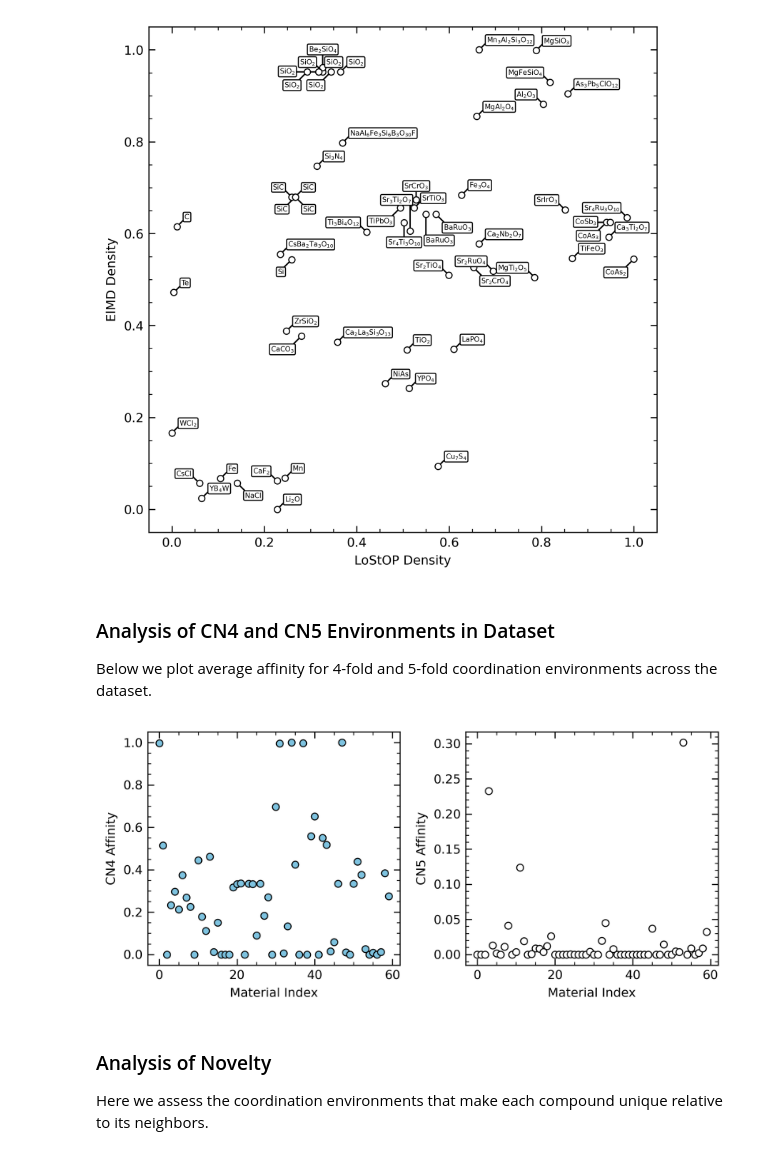
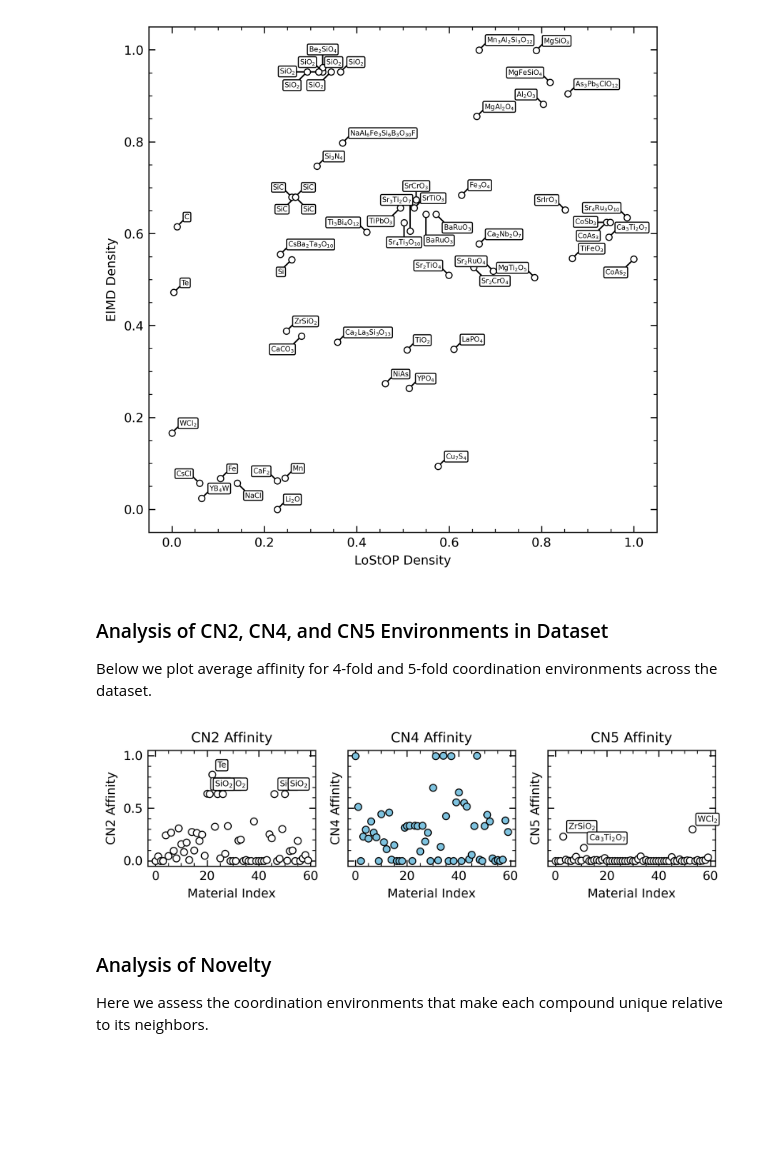
Before and after one commit to AndrewFalkowski/MINov, a Jupyter notebook: diverse_novelty.ipynb, the cells around one changed output. Drawn from its saved outputs; the diff is of its cells as text; code cells hidden in the pictures; blank space fills up the shorter version.

```diff
--- a/diverse_novelty.ipynb
+++ b/diverse_novelty.ipynb
@@ -224,44 +229,81 @@ plt.show()
 # %% [output]
 [figure]
 # %% [markdown]
-### Analysis of CN4 and CN5 Environments in Dataset
+### Analysis of CN2, CN4, and CN5 Environments in Dataset
 
 Below we plot average affinity for 4-fold and 5-fold coordination environments across the dataset.
 # %%
 from matminer.featurizers.site.fingerprint import CrystalNNFingerprint
 cnnf = CrystalNNFingerprint.from_preset("ops")
 
+CN2s = []
 CN4s = []
 CN5s = []
 for struct in trange(len(data)):
 
     structure = data.loc[struct, "structure"]
     n_sites = len(structure)
+    site_CN2s = []
     site_CN4s = []
     site_CN5s = []
     for site in range(n_sites):
         feat = cnnf.featurize(structure, site)
+        site_CN2s.append(feat[2])
         site_CN4s.append(feat[12])
         site_CN5s.append(feat[20])
 
+    CN2s.append(np.mean(site_CN2s))
     CN4s.append(np.mean(site_CN4s))
     CN5s.append(np.mean(site_CN5s))
 
+data["CN2"] = CN2s
 data["CN4"] = CN4s
 data["CN5"] = CN5s
-
-fig, ax = plt.subplots(ncols=2, figsize=(6.5, 3), dpi=300, layout='tight')
-
-ax[0].plot(data['CN4'], marker='.', color='#7EC3E0', ls='None', ms=10, mec='k')
-ax[0].set_ylabel("CN4 Affinity")
-ax[0].set_xlabel("Material Index")
-
-ax[1].plot(data['CN5'], marker='.', color='w', ls='None', ms=10, mec='k')
-ax[1].set_ylabel("CN5 Affinity")
-ax[1].set_xlabel("Material Index")
-plt.show()
-# %% [output]
-[figure, removed]
+# %%
+fig, ax = plt.subplots(ncols=3, figsize=(6.5, 2), dpi=300, layout='tight', sharey=True)
+
+ax[0].plot(data['CN2'], marker='.', color='w', ls='None', ms=10, mec='k')
+ax[0].set_ylabel("CN2 Affinity")
+ax[0].set_xlabel("Material Index")
+ax[0].set_title("CN2 Affinity")
+
+
+for i in np.argsort(data['CN2'].values)[::-1][0:7]:
+    ax[0].annotate(
+        reduce_single_formula(data['formula'].iloc[i]),
+        xy=(i, data['CN2'].iloc[i]),
+        xytext=(i+2, data['CN2'].iloc[i]+0.05),
+        fontsize=6,
+        ha='left',
+        va='bottom',
+        bbox=dict(boxstyle="round", fc="w", ec="k", pad=0.2, lw=0.75),
+    )
+
+ax[1].plot(data['CN4'], marker='.', color='#7EC3E0', ls='None', ms=10, mec='k')
+ax[1].set_ylabel("CN4 Affinity")
+ax[1].set_xlabel("Material Index")
+ax[1].set_title("CN4 Affinity")
+
+ax[2].plot(data['CN5'], marker='.', color='w', ls='None', ms=10, mec='k')
+ax[2].set_ylabel("CN5 Affinity")
+ax[2].set_xlabel("Material Index")
+ax[2].set_title("CN5 Affinity")
+
+for i in np.argsort(data['CN5'].values)[::-1][0:3]:
+    ax[2].annotate(
+        reduce_single_formula(data['formula'].iloc[i]),
+        xy=(i, data['CN5'].iloc[i]),
+        xytext=(i+2, data['CN5'].iloc[i]+0.05),
+        fontsize=6,
+        ha='left',
+        va='bottom',
+        bbox=dict(boxstyle="round", fc="w", ec="k", pad=0.2, lw=0.75),
+    )
+
+
+plt.show()
+# %% [output]
+[figure, added]
 # %% [markdown]
 ### Analysis of Novelty
 Here we assess the coordination environments that make each compound unique relative to its neighbors.
```
Also changed, not shown: parts of 3 cells of this notebook, 13 other files.
